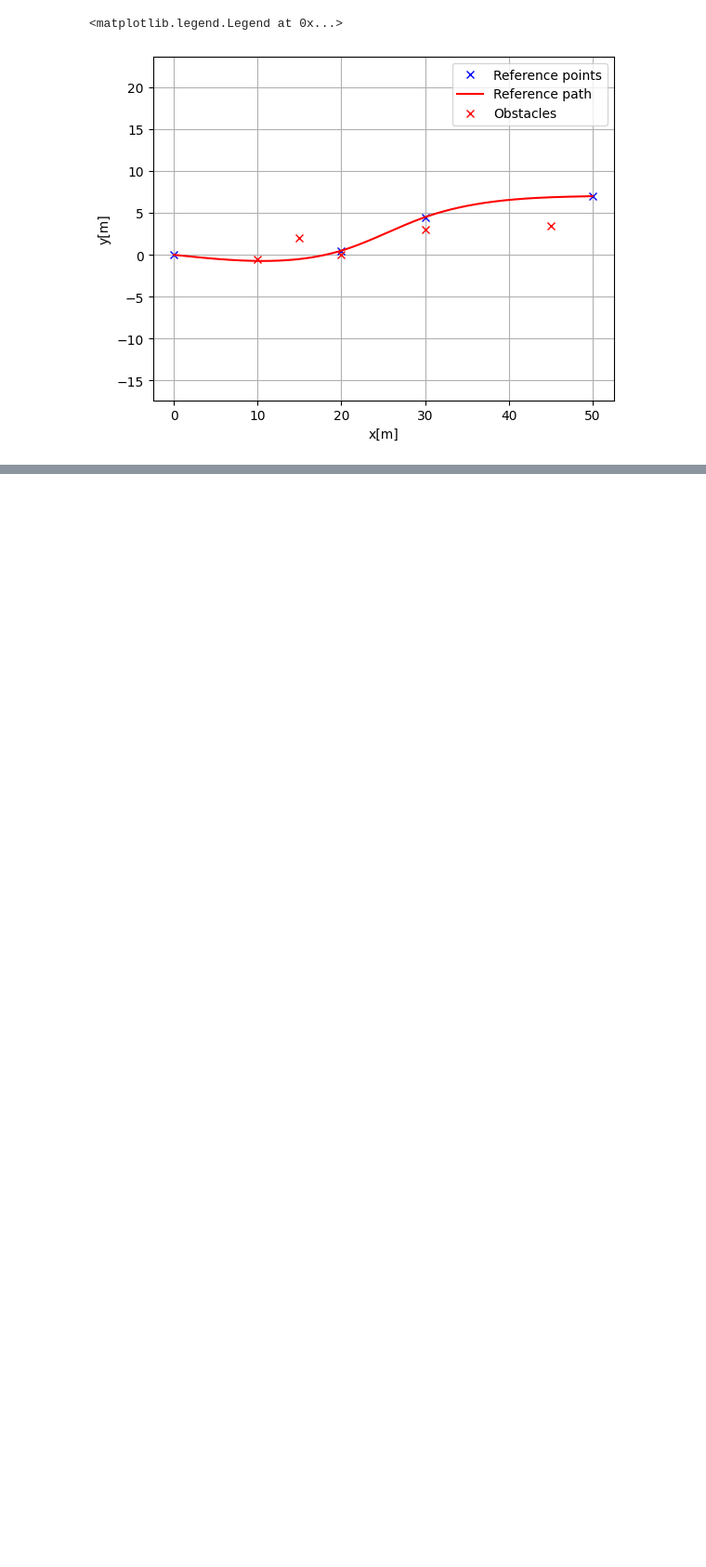
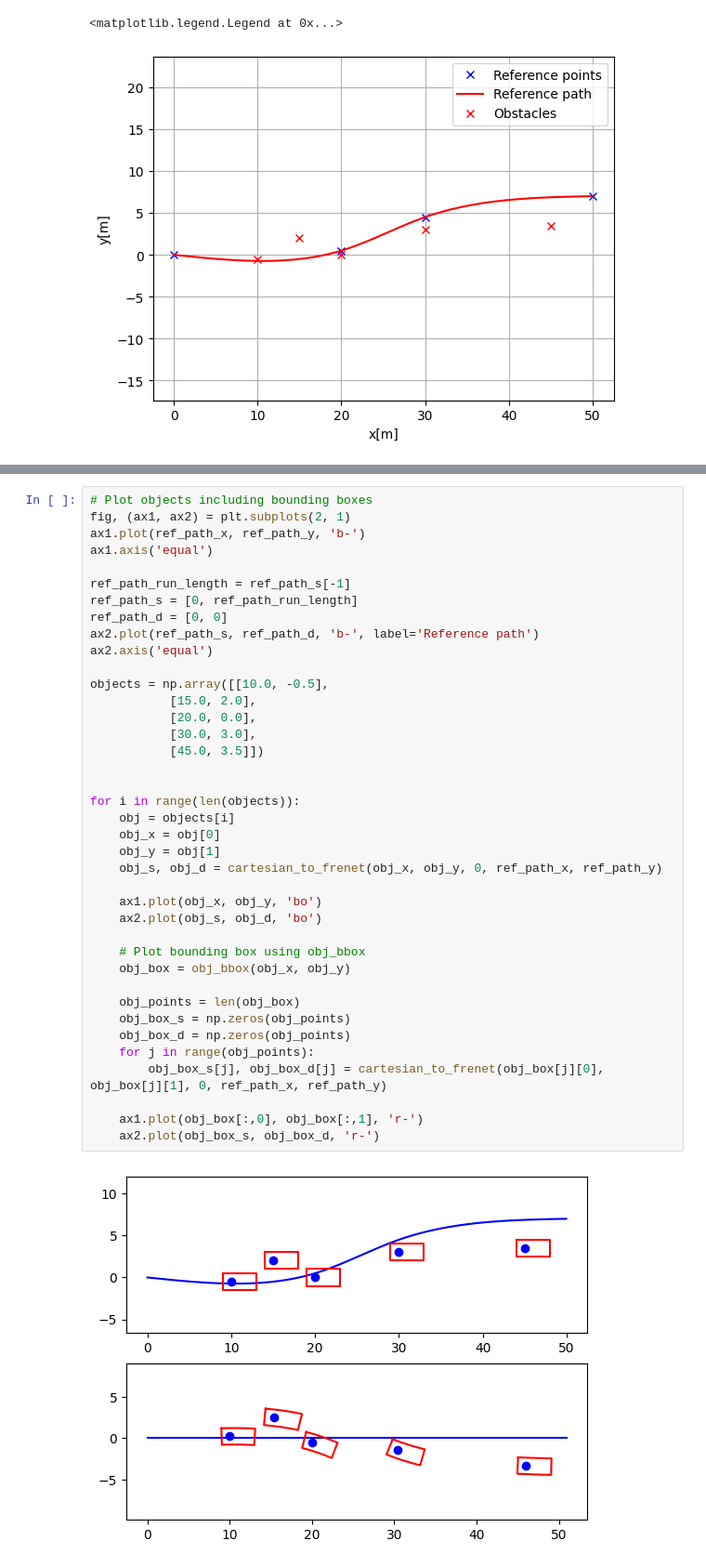
Before and after one commit to fjp/frenet, a Jupyter notebook: python/src/transformation.ipynb, the cells around one changed output, grey strips where cells are left out. Shown at 93% size. Cells and saved outputs as stored; diff of their text form; blank space fills up the shorter version.

```diff
--- a/python/src/transformation.ipynb
+++ b/python/src/transformation.ipynb
@@ -220,3 +317,44 @@ end
+# %%
+# Plot objects including bounding boxes
+fig, (ax1, ax2) = plt.subplots(2, 1)
+ax1.plot(ref_path_x, ref_path_y, 'b-')
+ax1.axis('equal')
+
+ref_path_run_length = ref_path_s[-1]
+ref_path_s = [0, ref_path_run_length]
+ref_path_d = [0, 0]
+ax2.plot(ref_path_s, ref_path_d, 'b-', label='Reference path')
+ax2.axis('equal')
+
+objects = np.array([[10.0, -0.5],
+           [15.0, 2.0],
+           [20.0, 0.0],
+           [30.0, 3.0],
+           [45.0, 3.5]])
+
+
+for i in range(len(objects)):
+    obj = objects[i]
+    obj_x = obj[0]
+    obj_y = obj[1]
+    obj_s, obj_d = cartesian_to_frenet(obj_x, obj_y, 0, ref_path_x, ref_path_y)
+
+    ax1.plot(obj_x, obj_y, 'bo')
+    ax2.plot(obj_s, obj_d, 'bo')
+
+    # Plot bounding box using obj_bbox
+    obj_box = obj_bbox(obj_x, obj_y)
+
+    obj_points = len(obj_box)
+    obj_box_s = np.zeros(obj_points)
+    obj_box_d = np.zeros(obj_points)
+    for j in range(obj_points):
+        obj_box_s[j], obj_box_d[j] = cartesian_to_frenet(obj_box[j][0], obj_box[j][1], 0, ref_path_x, ref_path_y)
+
+    ax1.plot(obj_box[:,0], obj_box[:,1], 'r-')
+    ax2.plot(obj_box_s, obj_box_d, 'r-')
+# %% [output]
+[figure, added]
 # %%
 for i = 1:length(faObjects)
     fObjX = faObjects(i,1);
```
Also changed, not shown: parts of 10 cells of this notebook.
